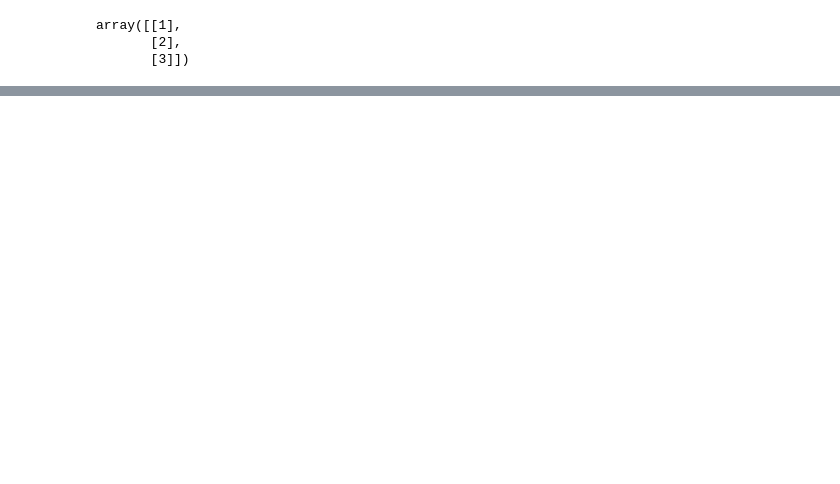
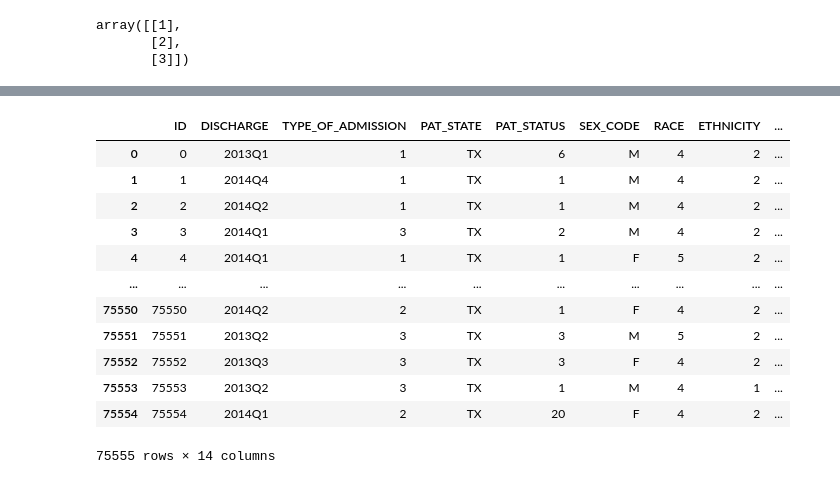
Before and after one commit to amirrezasokhankhosh/trade-off-between-utility-and-privacy, a Jupyter notebook: transform.ipynb, the cells around one changed output, grey strips where cells are left out. Cells and saved outputs as stored; diff of their text form; code cells hidden in the pictures; blank space fills up the shorter version.

```diff
--- a/transform.ipynb
+++ b/transform.ipynb
@@ -325,0 +336,28 @@ array([[1],
+# %%
+times_10 = ["S1_Temp", "S2_Temp", "S3_Temp", "S4_Temp", "S1_Sound", "S2_Sound", "S3_Sound", "S4_Sound"]
+times_1000000 = ["S5_CO2_Slope"]
+
+for attr in times_10:
+    ori[attr] = ori[attr].apply(lambda x: int(x * 100))
+for attr in times_1000000:
+    ori[attr] = ori[attr].apply(lambda x: int(x * 1000000))
+# %%
+ori.drop(["ID"], axis=1, inplace=True)
+ori_id = pd.DataFrame(range(len(ori)), columns=["ID"])
+ori = pd.concat([ori_id, ori], axis=1)
+# %%
+ori
+# %% [output]
+|  | ID | DISCHARGE | TYPE_OF_ADMISSION | PAT_STATE | PAT_STATUS | SEX_CODE | RACE | ETHNICITY | ... |
+| 0 | 0 | 2013Q1 | 1 | TX | 6 | M | 4 | 2 | ... |
+| 1 | 1 | 2014Q4 | 1 | TX | 1 | M | 4 | 2 | ... |
+| 2 | 2 | 2014Q2 | 1 | TX | 1 | M | 4 | 2 | ... |
+| 3 | 3 | 2014Q1 | 3 | TX | 2 | M | 4 | 2 | ... |
+| 4 | 4 | 2014Q1 | 1 | TX | 1 | F | 5 | 2 | ... |
+| ... | ... | ... | ... | ... | ... | ... | ... | ... | ... |
+| 75550 | 75550 | 2014Q2 | 2 | TX | 1 | F | 4 | 2 | ... |
+| 75551 | 75551 | 2013Q2 | 3 | TX | 3 | M | 5 | 2 | ... |
+| 75552 | 75552 | 2013Q3 | 3 | TX | 3 | F | 4 | 2 | ... |
+| 75553 | 75553 | 2013Q2 | 3 | TX | 1 | M | 4 | 1 | ... |
+| 75554 | 75554 | 2014Q1 | 2 | TX | 20 | F | 4 | 2 | ... |
+75555 rows × 14 columns
```
Also changed, not shown: parts of 7 cells of this notebook, 50 other files.
